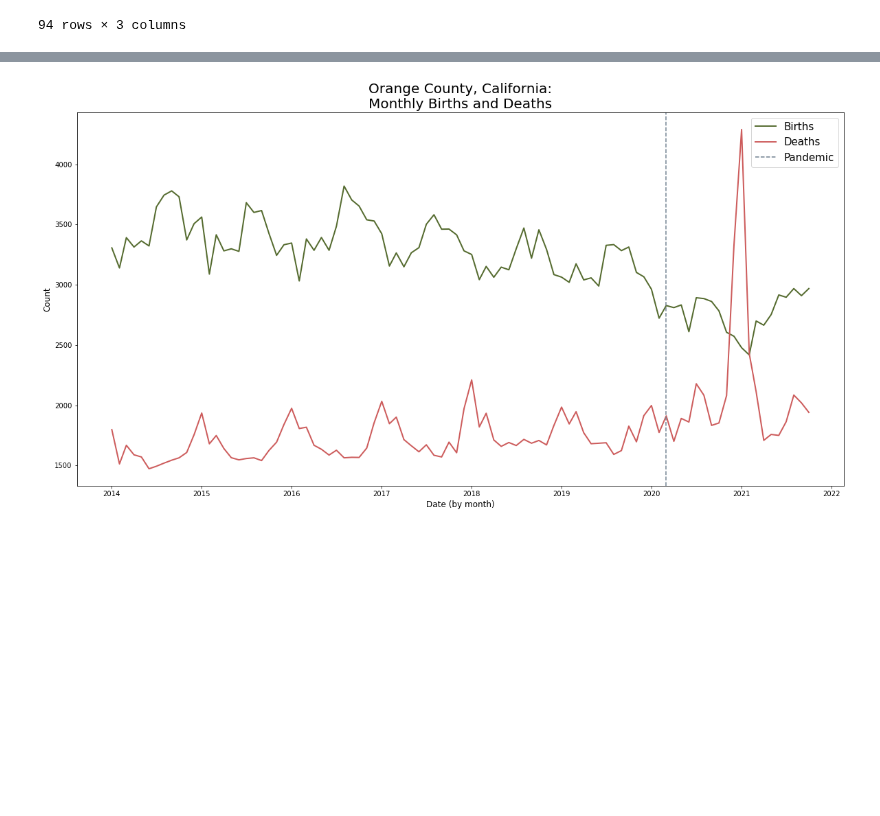
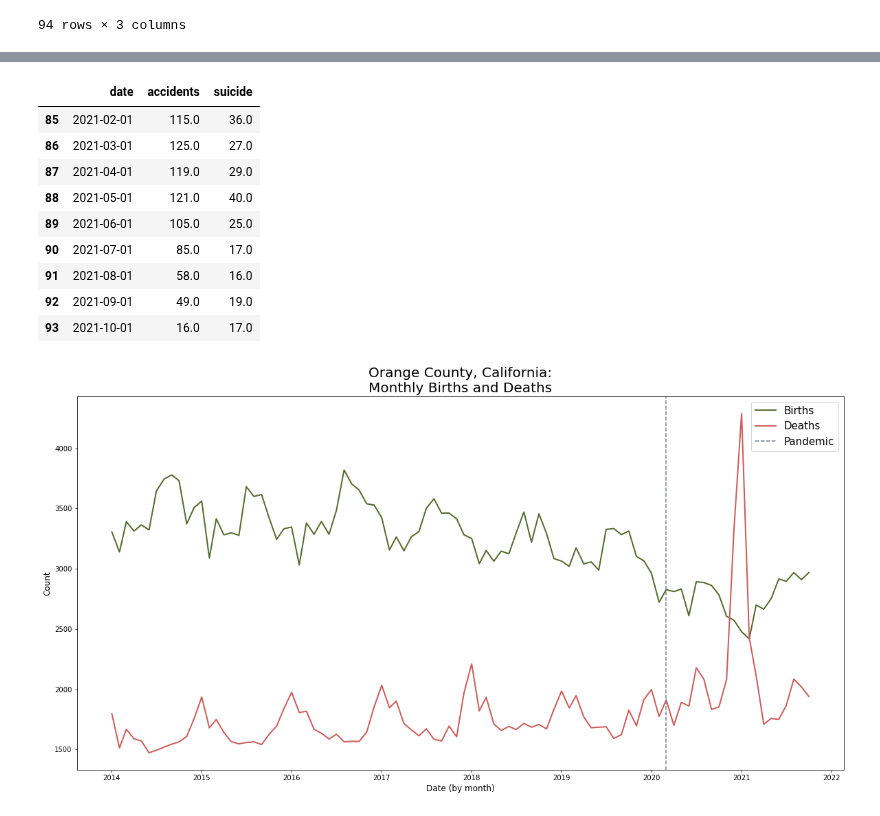
Before and after one commit to anushnap/data512-project, a Jupyter notebook: src/mortality_fertility_analysis.ipynb, the cells around one changed output, grey strips where cells are left out. Saved outputs shown, nothing was run; the diff lists cells and outputs as text; code cells hidden in the pictures; blank space fills up the shorter version.

```diff
--- a/src/mortality_fertility_analysis.ipynb
+++ b/src/mortality_fertility_analysis.ipynb
@@ -222,3 +223,16 @@ np.min(oc_df.loc[~oc_df['pandemic'], 'covid_deaths'])
+# %%
+oc_df.loc[oc_df['date'] > '2021-01-01', ['date', 'accidents', 'suicide']]
+# %% [output]
+|  | date | accidents | suicide |
+| 85 | 2021-02-01 | 115.0 | 36.0 |
+| 86 | 2021-03-01 | 125.0 | 27.0 |
+| 87 | 2021-04-01 | 119.0 | 29.0 |
+| 88 | 2021-05-01 | 121.0 | 40.0 |
+| 89 | 2021-06-01 | 105.0 | 25.0 |
+| 90 | 2021-07-01 | 85.0 | 17.0 |
+| 91 | 2021-08-01 | 58.0 | 16.0 |
+| 92 | 2021-09-01 | 49.0 | 19.0 |
+| 93 | 2021-10-01 | 16.0 | 17.0 |
 # %%
 fig = plt.figure(figsize = (20, 10))
 plt.plot(oc_df['date'], oc_df['births'], label = 'Births', c = 'darkolivegreen', linewidth = 2)
```
Also changed, not shown: parts of 3 cells of this notebook.
